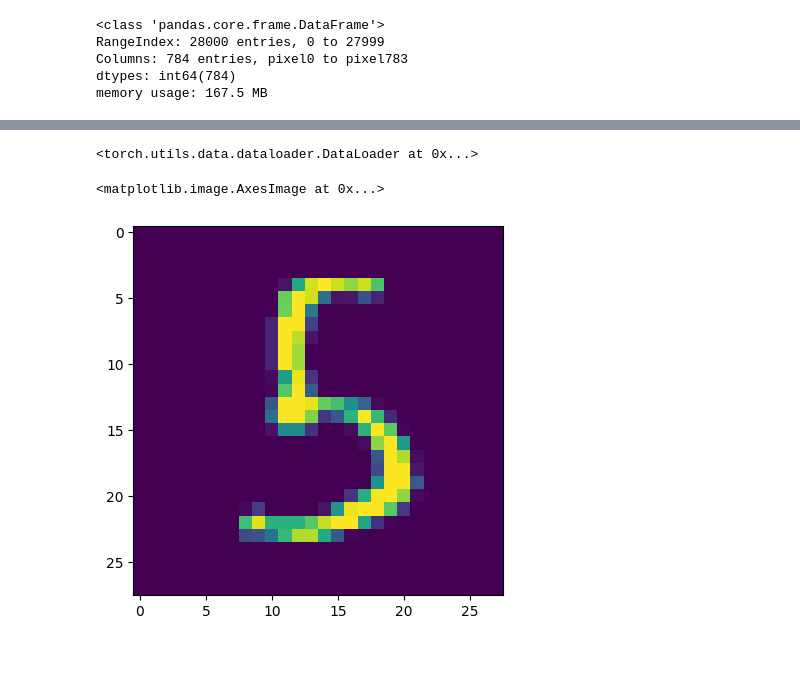
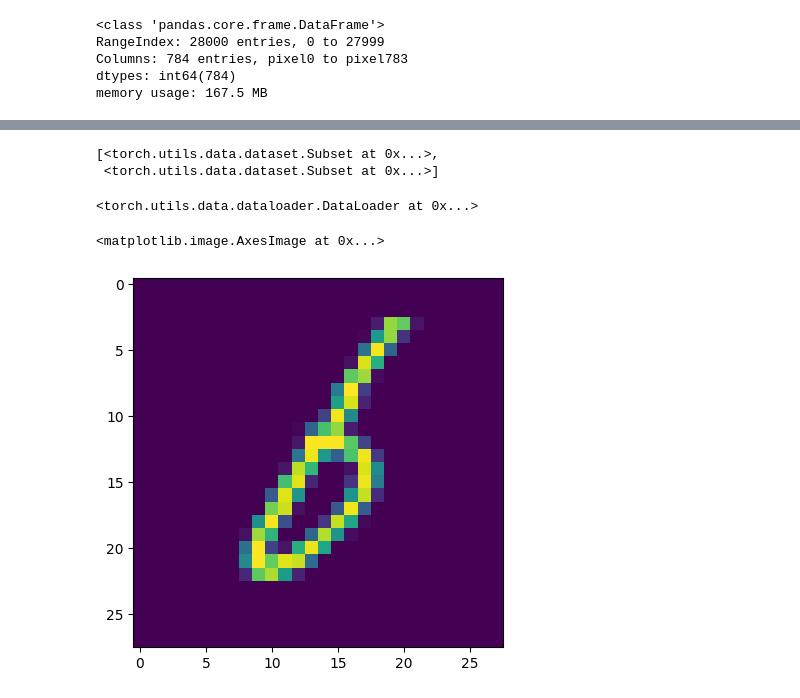
Before and after one commit to joseongho/digit-recognizer, a Jupyter notebook: test.ipynb, the cells around one changed output, grey strips where cells are left out. Cells and saved outputs as stored; diff of their text form; code cells hidden in the pictures; blank space fills up the shorter version.

```diff
--- a/test.ipynb
+++ b/test.ipynb
@@ -24,25 +33,27 @@ memory usage: 167.5 MB
 class MyDataset(torch.utils.data.Dataset):
     def __init__(self, DF):
         if 'label' in DF.columns:
-            self.x = DF.drop(columns=['label']).values
-            self.y = pd.get_dummies(DF['label']).values
-        else:
-            self.x = DF.values
+            self.label = pd.get_dummies(DF['label']).values
+            DF = DF.drop(columns=['label'])
+        self.data = DF.values
         pass
 
     def __len__(self):
-        return len(self.x)
+        return len(self.data)
 
     def __getitem__(self, idx):
-        x=torch.FloatTensor(self.x[idx].reshape(1,28,28))
+        x=self.data[idx].reshape(1,28,28)
+        x=torch.FloatTensor(x)
 
-        if hasattr(self,'y'):
-            y=torch.FloatTensor(self.y[idx])
-            return x,y
+        if hasattr(self,'label'):
+            y=self.label[idx]
+            y=torch.FloatTensor(y)
+
+            return x, y
         else:
             return x
 
-trainSet= MyDataset(DF=trainDF)
-testSet= MyDataset(DF=testDF)
-trainSet[0][1]
+dataSet= MyDataset(DF=trainDF)
+testSet = MyDataset(DF= testDF)
+dataSet[0][0]
 # %% [output]
@@ -66,17 +77,24 @@ valSampler= MySampler(val_indices)
+# %%
+splitSet = torch.utils.data.random_split(dataSet,(0.8,0.2))
+splitSet
+# %% [output]
+[<torch.utils.data.dataset.Subset at 0x...>,
+ <torch.utils.data.dataset.Subset at 0x...>]
 # %%
-trainLoader= torch.utils.data.DataLoader(trainSet,batch_size=2048,sampler=trainSampler)
-valLoader= torch.utils.data.DataLoader(trainSet,batch_size=2048,sampler=valSampler)
-testLoader = torch.utils.data.DataLoader(testSet)
+trainLoader=torch.utils.data.DataLoader(splitSet[0],batch_size=2048,sampler=torch.utils.data.RandomSampler(splitSet[0]))
+valLoader=torch.utils.data.DataLoader(splitSet[1],batch_size=2048,sampler=torch.utils.data.RandomSampler(splitSet[1]))
+testLoader = torch.utils.data.DataLoader(testSet,batch_size=2048)
 trainLoader
 # %% [output]
 <torch.utils.data.dataloader.DataLoader at 0x...>
 # %%
 # get some random training images
 dataiter = iter(trainLoader)
-images, labels = next(dataiter)
+# images, labels = next(dataiter)
+images, label = next(dataiter)
 
 # show images
 plt.imshow(images[0][0])
 # %% [output]
 <matplotlib.image.AxesImage at 0x...>
-[figure, old version]
+[figure, new version]
```
Also changed, not shown: parts of 10 cells of this notebook, 1 other file.
